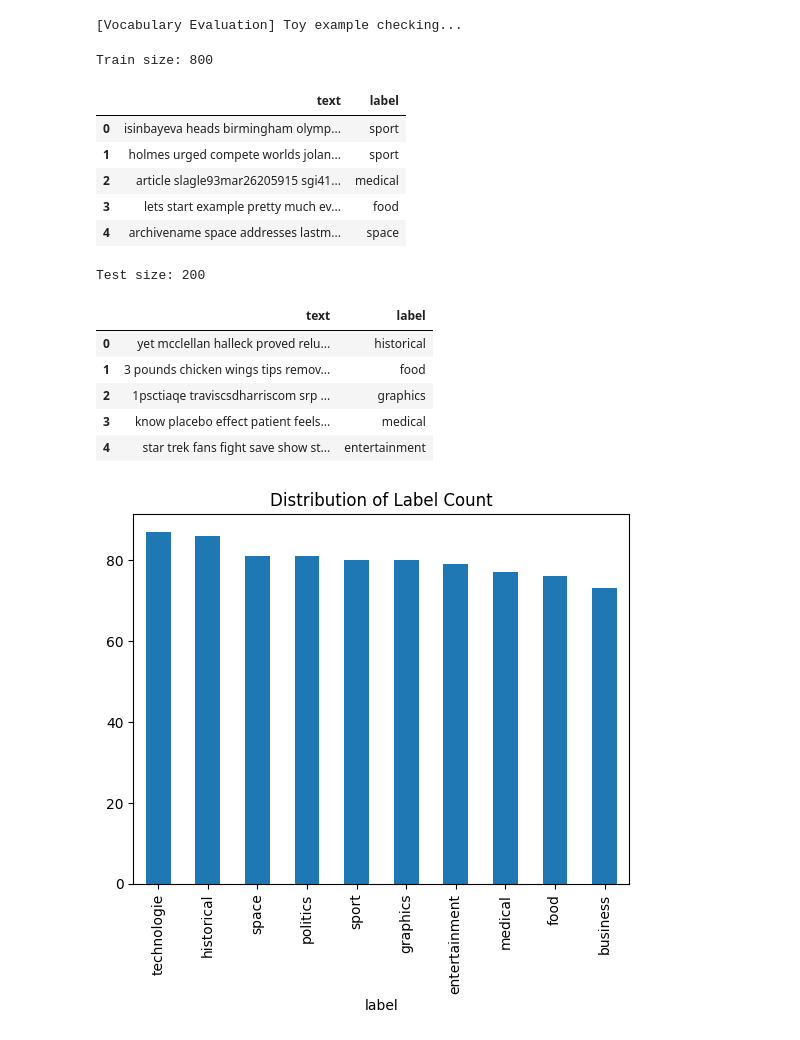
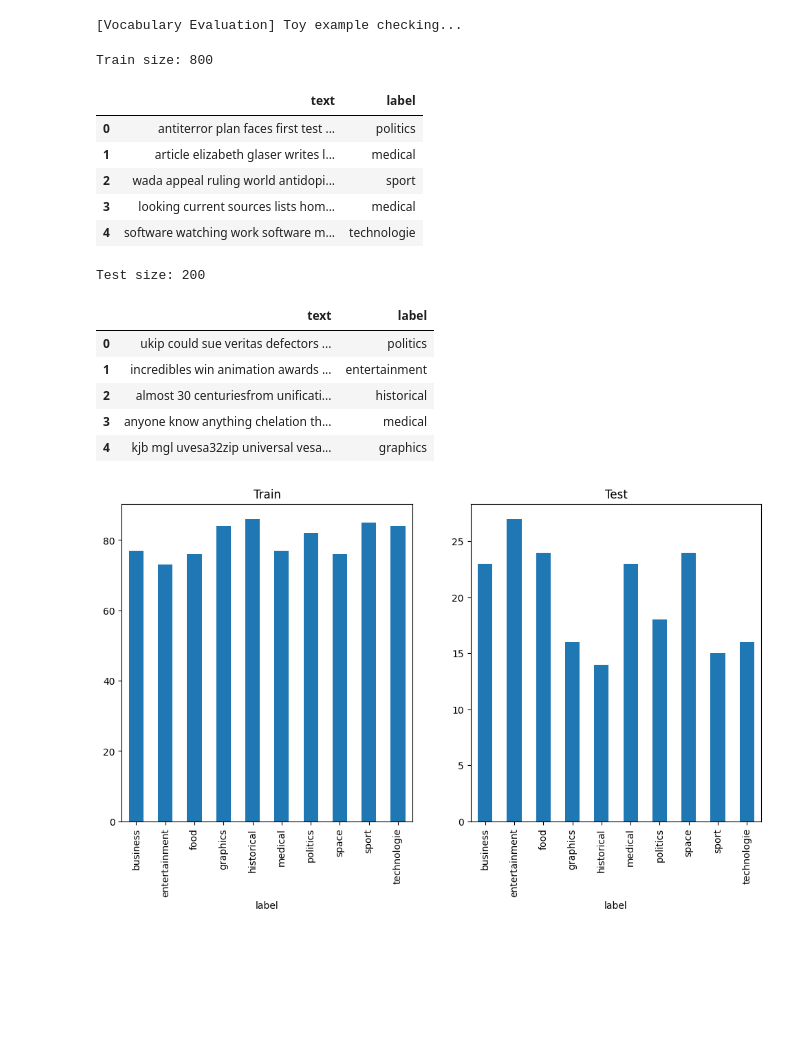
Before and after one commit to AndreaZecca/SNA, a Jupyter notebook: SNA.ipynb, the cells around one changed output. Cells and saved outputs as stored; diff of their text form; code cells hidden in the pictures; blank space fills up the shorter version.

```diff
--- a/SNA.ipynb
+++ b/SNA.ipynb
@@ -16,7 +21,7 @@ df_raw.head()
 # %%
 PREPROCESSING_PIPELINE = [
                         lower,
-                        # remove_emails,
+                        remove_emails,
                         replace_special_characters,
                         replace_br,
                         filter_out_uncommon_symbols,
@@ -89,23 +96,23 @@ df_train.head()
 # %% [output]
 Train size: 800
 |  | text | label |
-| 0 | isinbayeva heads birmingham olymp... | sport |
-| 1 | holmes urged compete worlds jolan... | sport |
-| 2 | article slagle93mar26205915 sgi41... | medical |
-| 3 | lets start example pretty much ev... | food |
-| 4 | archivename space addresses lastm... | space |
+| 0 | antiterror plan faces first test ... | politics |
+| 1 | article elizabeth glaser writes l... | medical |
+| 2 | wada appeal ruling world antidopi... | sport |
+| 3 | looking current sources lists hom... | medical |
+| 4 | software watching work software m... | technologie |
 # %%
 print(f'Test size: {len(df_test)}')
 df_test.head()
 # %% [output]
 Test size: 200
 |  | text | label |
-| 0 | yet mcclellan halleck proved relu... | historical |
-| 1 | 3 pounds chicken wings tips remov... | food |
-| 2 | 1psctiaqe traviscsdharriscom srp ... | graphics |
-| 3 | know placebo effect patient feels... | medical |
-| 4 | star trek fans fight save show st... | entertainment |
+| 0 | ukip could sue veritas defectors ... | politics |
+| 1 | incredibles win animation awards ... | entertainment |
+| 2 | almost 30 centuriesfrom unificati... | historical |
+| 3 | anyone know anything chelation th... | medical |
+| 4 | kjb mgl uvesa32zip universal vesa... | graphics |
 # %%
-plot_label_distribution(df_train)
+plot_label_distribution([df_train, df_test], labels=['Train', 'Test'])
 # %% [output]
-[figure, old version]
+[figure, new version]
```
Also changed, not shown: parts of 10 cells of this notebook, 4 other files.
